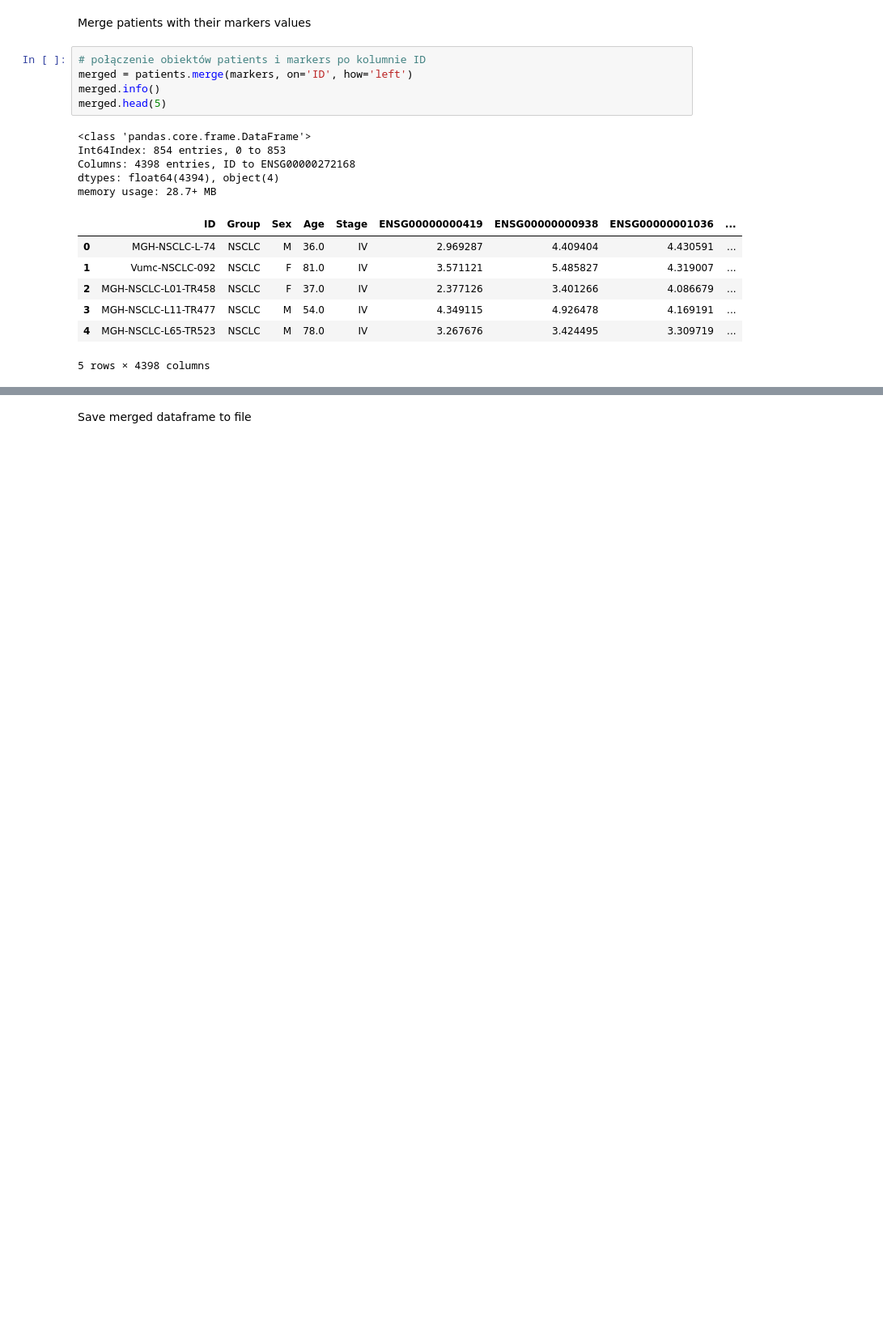
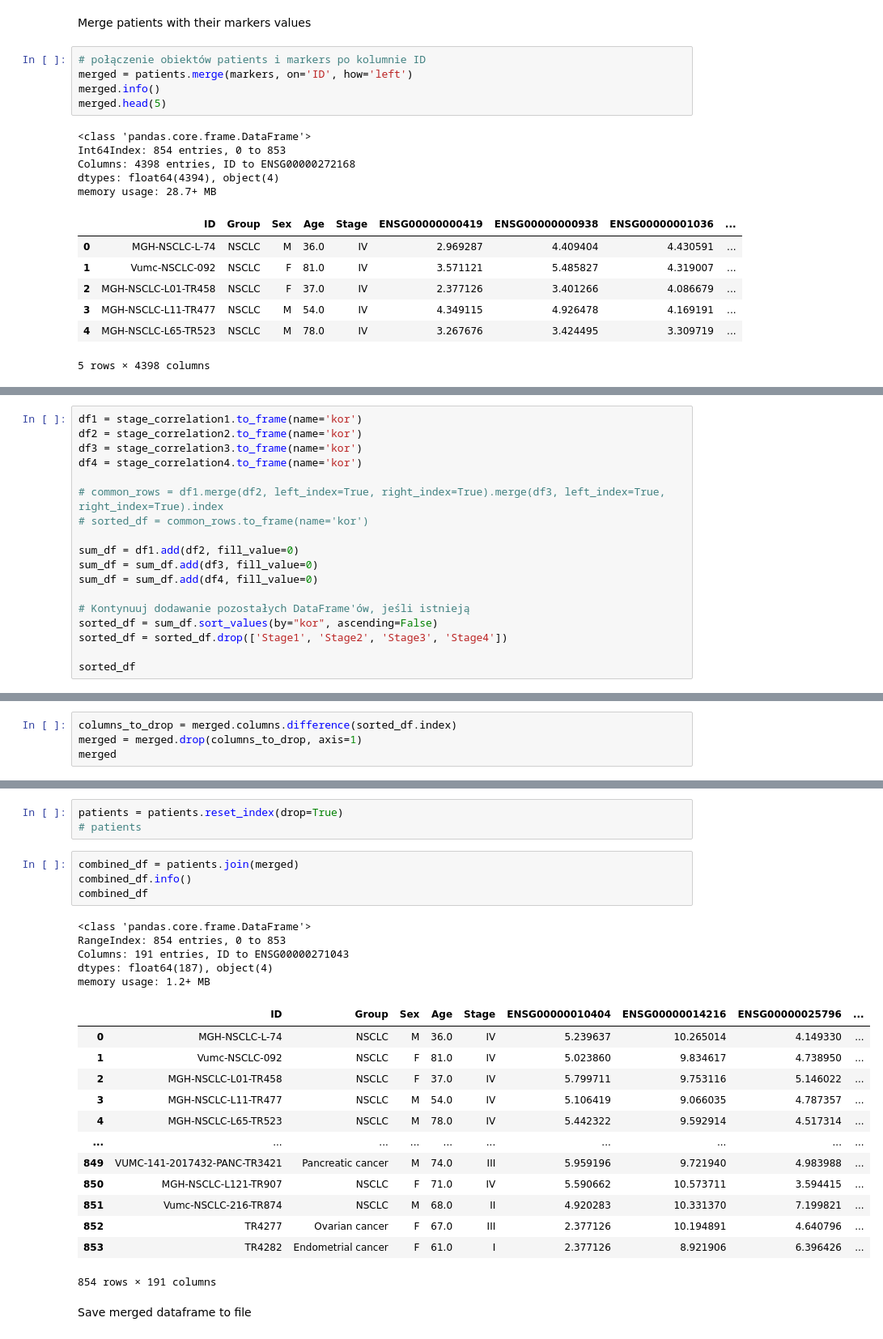
Before and after one commit to DariuszMech/Cancer-stage-prediction, a Jupyter notebook: notebooks/data_preparation.ipynb, the cells around one changed output, grey strips where cells are left out. Shown at 81% size. Cells and saved outputs as stored; diff of their text form; blank space fills up the shorter version.

```diff
--- a/notebooks/data_preparation.ipynb
+++ b/notebooks/data_preparation.ipynb
@@ -233,0 +283,18 @@ memory usage: 28.7+ MB
+# %%
+df1 = stage_correlation1.to_frame(name='kor')
+df2 = stage_correlation2.to_frame(name='kor')
+df3 = stage_correlation3.to_frame(name='kor')
+df4 = stage_correlation4.to_frame(name='kor')
+
+# common_rows = df1.merge(df2, left_index=True, right_index=True).merge(df3, left_index=True, right_index=True).index
+# sorted_df = common_rows.to_frame(name='kor')
+
+sum_df = df1.add(df2, fill_value=0)
+sum_df = sum_df.add(df3, fill_value=0)
+sum_df = sum_df.add(df4, fill_value=0)
+
+# Kontynuuj dodawanie pozostałych DataFrame'ów, jeśli istnieją
+sorted_df = sum_df.sort_values(by="kor", ascending=False)
+sorted_df = sorted_df.drop(['Stage1', 'Stage2', 'Stage3', 'Stage4'])
+
+sorted_df
@@ -233,0 +315,4 @@ memory usage: 28.7+ MB
+# %%
+columns_to_drop = merged.columns.difference(sorted_df.index)
+merged = merged.drop(columns_to_drop, axis=1)
+merged
@@ -234,2 +333,28 @@ memory usage: 28.7+ MB
+# %%
+patients = patients.reset_index(drop=True)
+# patients
+# %%
+combined_df = patients.join(merged)
+combined_df.info()
+combined_df
+# %% [output]
+<class 'pandas.core.frame.DataFrame'>
+RangeIndex: 854 entries, 0 to 853
+Columns: 191 entries, ID to ENSG00000271043
+dtypes: float64(187), object(4)
+memory usage: 1.2+ MB
+|  | ID | Group | Sex | Age | Stage | ENSG00000010404 | ENSG00000014216 | ENSG00000025796 | ... |
+| 0 | MGH-NSCLC-L-74 | NSCLC | M | 36.0 | IV | 5.239637 | 10.265014 | 4.149330 | ... |
+| 1 | Vumc-NSCLC-092 | NSCLC | F | 81.0 | IV | 5.023860 | 9.834617 | 4.738950 | ... |
+| 2 | MGH-NSCLC-L01-TR458 | NSCLC | F | 37.0 | IV | 5.799711 | 9.753116 | 5.146022 | ... |
+| 3 | MGH-NSCLC-L11-TR477 | NSCLC | M | 54.0 | IV | 5.106419 | 9.066035 | 4.787357 | ... |
+| 4 | MGH-NSCLC-L65-TR523 | NSCLC | M | 78.0 | IV | 5.442322 | 9.592914 | 4.517314 | ... |
+| ... | ... | ... | ... | ... | ... | ... | ... | ... | ... |
+| 849 | VUMC-141-2017432-PANC-TR3421 | Pancreatic cancer | M | 74.0 | III | 5.959196 | 9.721940 | 4.983988 | ... |
+| 850 | MGH-NSCLC-L121-TR907 | NSCLC | F | 71.0 | IV | 5.590662 | 10.573711 | 3.594415 | ... |
+| 851 | Vumc-NSCLC-216-TR874 | NSCLC | M | 68.0 | II | 4.920283 | 10.331370 | 7.199821 | ... |
+| 852 | TR4277 | Ovarian cancer | F | 67.0 | III | 2.377126 | 10.194891 | 4.640796 | ... |
+| 853 | TR4282 | Endometrial cancer | F | 61.0 | I | 2.377126 | 8.921906 | 6.396426 | ... |
+854 rows × 191 columns
 # %% [markdown]
 Save merged dataframe to file
```
Also changed, not shown: parts of 11 cells of this notebook, 1 other file.
